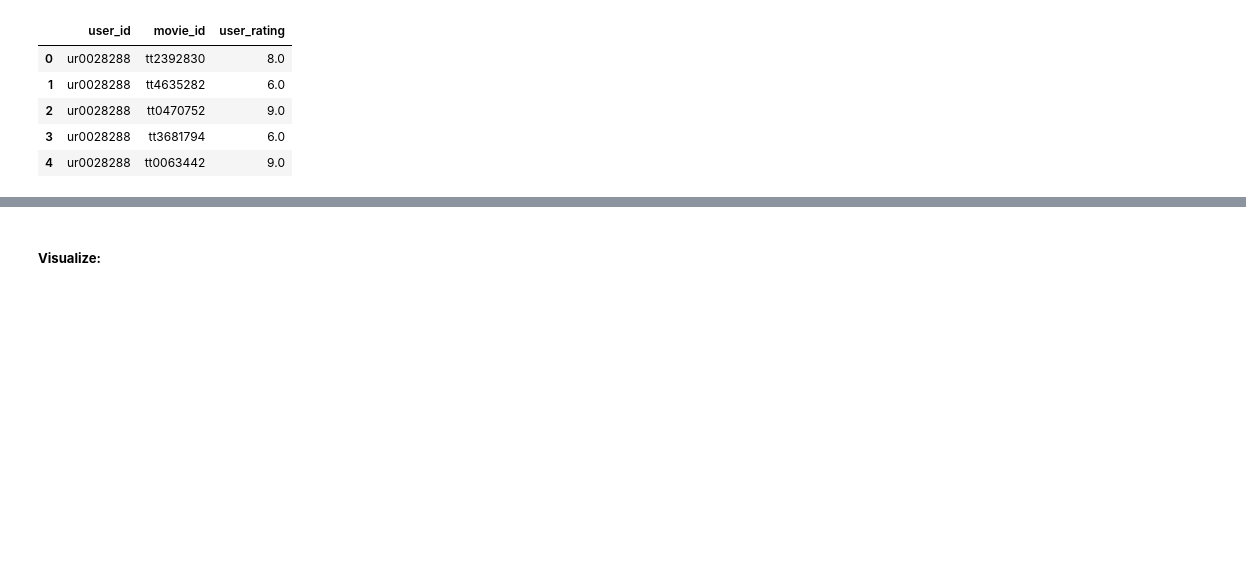
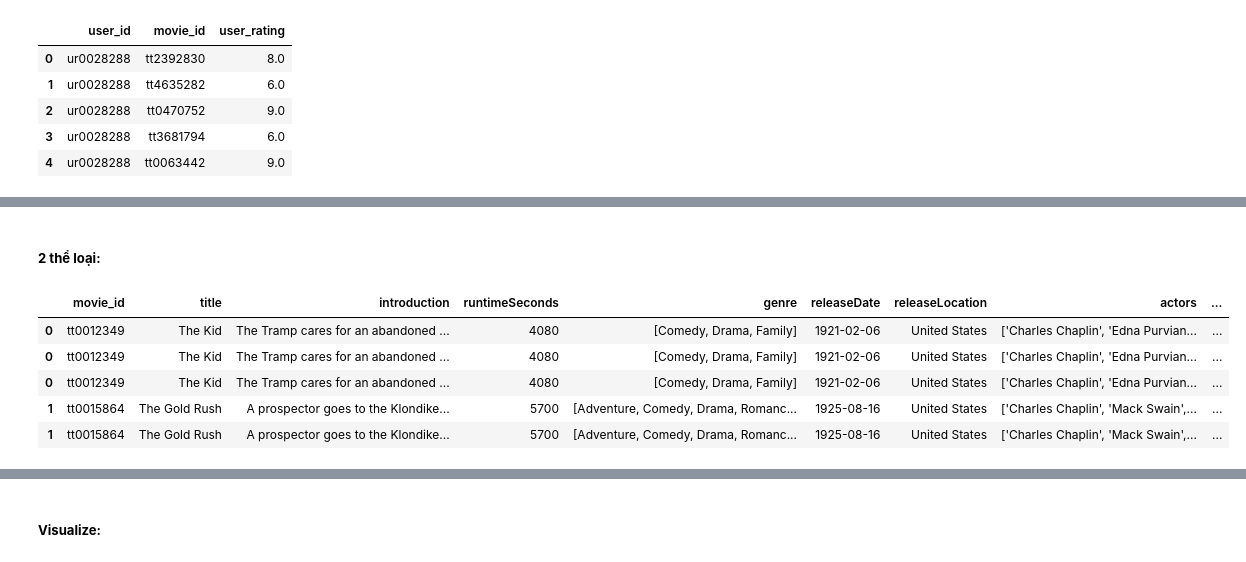
Before and after one commit to HThinhZ/Recommender_System_Project, a Jupyter notebook: T4_VisualizeData.ipynb, the cells around one changed output, grey strips where cells are left out. Saved outputs shown, nothing was run; the diff lists cells and outputs as text; code cells hidden in the pictures; blank space fills up the shorter version.

```diff
--- a/T4_VisualizeData.ipynb
+++ b/T4_VisualizeData.ipynb
@@ -174,0 +247,16 @@ test_df.head()
+# %% [markdown]
+##### **2 thể loại:**
+# %%
+tan_genre2_df = mi_df.copy()
+# %%
+tan_genre2_df['2genres'] = tan_genre2_df['genre'].apply(lambda x: list(combinations(x, 2)))
+tan_genre2_df = tan_genre2_df.explode('2genres')
+tan_genre2_df['2genres'] = tan_genre2_df['2genres'].astype(str)
+tan_genre2_df.head()
+# %% [output]
+|  | movie_id | title | introduction | runtimeSeconds | genre | releaseDate | releaseLocation | actors | ... |
+| 0 | tt0012349 | The Kid | The Tramp cares for an abandoned ... | 4080 | [Comedy, Drama, Family] | 1921-02-06 | United States | ['Charles Chaplin', 'Edna Purvian... | ... |
+| 0 | tt0012349 | The Kid | The Tramp cares for an abandoned ... | 4080 | [Comedy, Drama, Family] | 1921-02-06 | United States | ['Charles Chaplin', 'Edna Purvian... | ... |
+| 0 | tt0012349 | The Kid | The Tramp cares for an abandoned ... | 4080 | [Comedy, Drama, Family] | 1921-02-06 | United States | ['Charles Chaplin', 'Edna Purvian... | ... |
+| 1 | tt0015864 | The Gold Rush | A prospector goes to the Klondike... | 5700 | [Adventure, Comedy, Drama, Romanc... | 1925-08-16 | United States | ['Charles Chaplin', 'Mack Swain',... | ... |
+| 1 | tt0015864 | The Gold Rush | A prospector goes to the Klondike... | 5700 | [Adventure, Comedy, Drama, Romanc... | 1925-08-16 | United States | ['Charles Chaplin', 'Mack Swain',... | ... |
```
Also changed, not shown: parts of 57 cells of this notebook.
